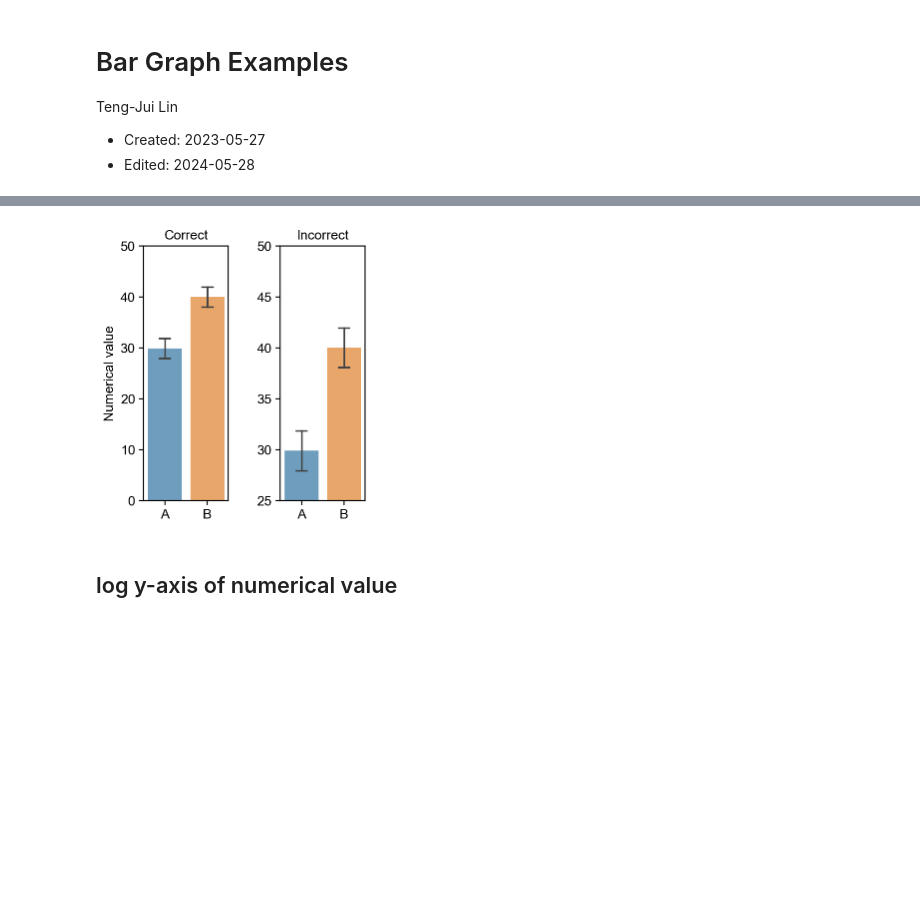
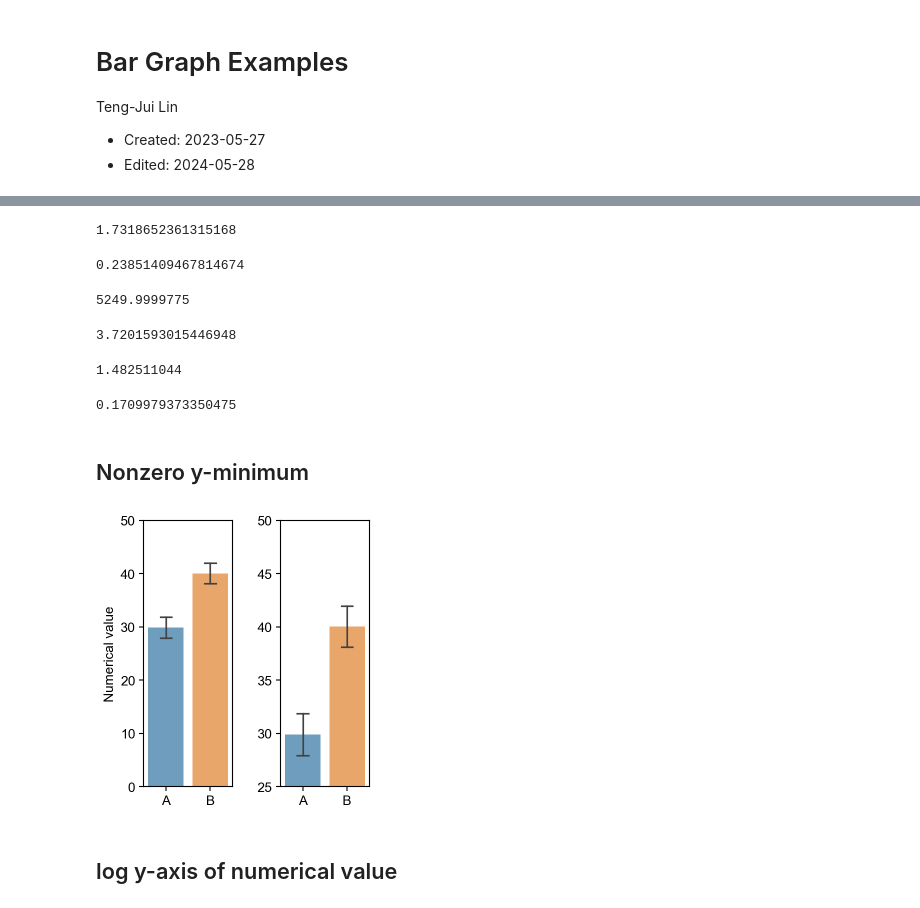
Before and after one commit to tengjuilin/misused-bar-graphs, a Jupyter notebook: bar-graph-examples.ipynb, the cells around one changed output, grey strips where cells are left out. Saved outputs shown, nothing was run; the diff lists cells and outputs as text; code cells hidden in the pictures; blank space fills up the shorter version.

Commit message:
Update figures

```diff
--- a/bar-graph-examples.ipynb
+++ b/bar-graph-examples.ipynb
@@ -14,0 +100,5 @@ set_save_fig_rc()
+# %%
+X_LABEL = 'True Value'
+Y_LABEL = 'Visualized Value'
+ALPHA_MARK_LABEL = 'Mark Proportionality Constant'
+ALPHA_DIFF_LABEL = 'Difference Proportionality Constant'
@@ -14,0 +117,36 @@ set_save_fig_rc()
+# %%
+L_df_list = []
+fig_ids = np.unique(bar_df.index.get_level_values(0))
+for i, fig_id in enumerate(fig_ids):
+    df = bar_df
+
+    # generate permutations and their respective x, y values
+    L_df_ = pd.concat(
+        [
+            util.perm_rel_change(df, X_LABEL),
+            util.perm_rel_change(df, Y_LABEL),
+        ],
+        axis=1
+    )
+    L_df_.columns = ['x_1', 'x_2', 'y_1', 'y_2']
+
+    # compute lie factor of relative change
+    L_df_['E_x_12'] = (L_df_['x_1'] - L_df_['x_2']) / L_df_['x_2']
+    L_df_['E_y_12'] = (L_df_['y_1'] - L_df_['y_2']) / L_df_['y_2']
+    L_df_['L_12'] = L_df_['E_y_12'] / L_df_['E_x_12']
+    L_df_['log L_12'] = np.log10(L_df_['L_12'])
+
+    # compute GDI
+    L_df_['GDI_12'] = 100 * (L_df_['L_12'] - 1)
+
+    # compute lie factor of fold change
+    L_df_['F_12'] = (L_df_['x_1'] / L_df_['x_2']) / (L_df_['y_1'] / L_df_['y_2'])
+    L_df_['log F_12'] = np.log10(L_df_['F_12'])
+
+    # compute RGD
+    L_df_['RGD_12'] = L_df_['L_12'] - 1
+
+    # add meta data
+    L_df_list.append(L_df_)
+L_df = pd.concat(L_df_list, ignore_index=True)
+L_df
@@ -15,39 +181,71 @@ set_save_fig_rc()
+# %%
+grouped_alpha = bar_df[ALPHA_MARK_LABEL]
+metric_cv = grouped_alpha.std() / grouped_alpha.mean()
+metric_cv
+# %% [output]
+1.7318652361315168
+# %%
+np.log10(metric_cv)
+# %% [output]
+0.23851409467814674
+# %%
+metric_rcvq = 0.75 * (grouped_alpha.quantile(0.75) - grouped_alpha.quantile(0.25)) / grouped_alpha.median()
+metric_rcvq
+# %% [output]
+5249.9999775
+# %%
+# report
+np.log10(metric_rcvq)
+# %% [output]
+3.7201593015446948
+# %%
+metric_rcvm = 1.4826 * np.median(np.abs(grouped_alpha - np.median(grouped_alpha))) / grouped_alpha.median()
+metric_rcvm
+# %% [output]
+1.482511044
+# %%
+# report
+np.log10(metric_rcvm)
+# %% [output]
+0.1709979373350475
+# %% [markdown]
+## Nonzero y-minimum
 # %%
 np.random.seed(0)
 swarm_df = pd.DataFrame(np.hstack([
     np.random.normal(30, 2, SAMPLE_SIZE).reshape(-1, 1),
     np.random.normal(40, 2, SAMPLE_SIZE).reshape(-1, 1),
 ]))
 swarm_df.columns = ['A', 'B']
 bar_df = swarm_df
 
 col = 2
 row = 1
 col_scale = 2
 row_scale = 4
 
 fig, axs = plt.subplots(row, col, figsize=(col*col_scale, row*row_scale))
 for i in range(col):
     sns.barplot(
         bar_df,
         errorbar=BAR_ERRORBAR,
         capsize=BAR_CAPSIZE,
         linewidth=BAR_LINEWIDTH,
         edgecolor=BAR_EDGECOLOR,
         alpha=BAR_ALPHA,
         width=BAR_WIDTH,
         ax=axs[i],
     )
     axs[i].set_box_aspect(3)
 axs[0].set_ylim(0, 50)
 axs[1].set_ylim(25, 50)
-axs[0].set_title('Correct')
-axs[1].set_title('Incorrect')
+# axs[0].set_title('Correct')
+# axs[1].set_title('Incorrect')
 axs[0].set_ylabel('Numerical value')
 plt.tight_layout()
 fig.savefig('figures/subpanels/ex-fig-1-zeroing-mistake.pdf')
 # %% [output]
-[figure, old version]
+[figure, new version]
 # %% [markdown]
 ## log y-axis of numerical value
 # %%
```
Also changed, not shown: parts of 13 cells of this notebook, 15 other files.
